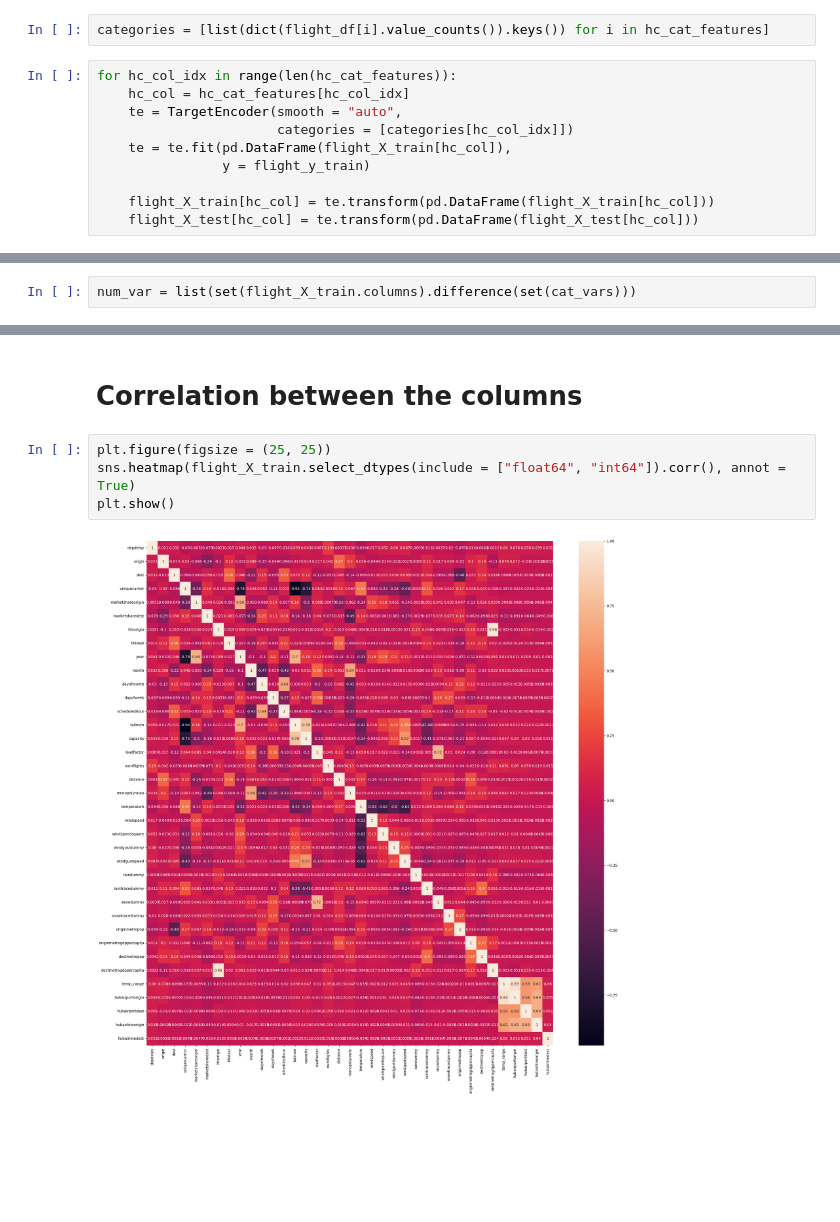
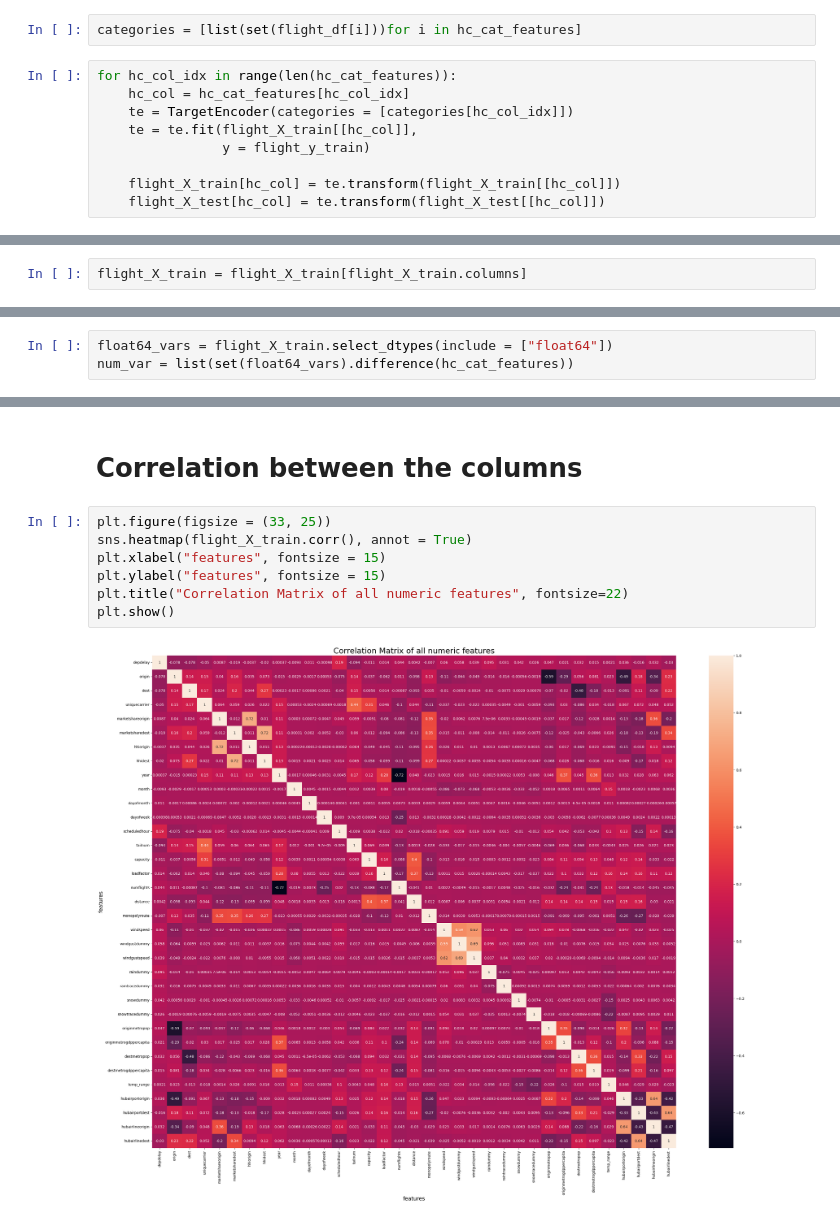
Before and after one commit to Gaurav0502/flight-delay-prediction, a Jupyter notebook: data-cleaning.ipynb, the cells around one changed output, grey strips where cells are left out. Drawn from its saved outputs; the diff is of its cells as text; blank space fills up the shorter version.

Commit message:
fixed correlation matrix

```diff
--- a/data-cleaning.ipynb
+++ b/data-cleaning.ipynb
@@ -295,15 +310,14 @@ flight_X_test[ord_cat_features] = oe.transform(flight_X_test[ord_cat_features])
 # %%
-categories = [list(dict(flight_df[i].value_counts()).keys()) for i in hc_cat_features]
+categories = [list(set(flight_df[i]))for i in hc_cat_features]
 # %%
 for hc_col_idx in range(len(hc_cat_features)):
     hc_col = hc_cat_features[hc_col_idx]
-    te = TargetEncoder(smooth = "auto",
-                       categories = [categories[hc_col_idx]])
-    te = te.fit(pd.DataFrame(flight_X_train[hc_col]),
+    te = TargetEncoder(categories = [categories[hc_col_idx]])
+    te = te.fit(flight_X_train[[hc_col]],
                 y = flight_y_train)
 
-    flight_X_train[hc_col] = te.transform(pd.DataFrame(flight_X_train[hc_col]))
-    flight_X_test[hc_col] = te.transform(pd.DataFrame(flight_X_test[hc_col]))
+    flight_X_train[hc_col] = te.transform(flight_X_train[[hc_col]])
+    flight_X_test[hc_col] = te.transform(flight_X_test[[hc_col]])
 # %%
 flight_X_train.info()
 # %% [output]
@@ -326,5 +340,8 @@ dtypes: float64(22), int64(15)
 memory usage: 278.0 MB
+# %%
+flight_X_train = flight_X_train[flight_X_train.columns]
 # %% [markdown]
 # Scaling the numerical variables
 # %%
-num_var = list(set(flight_X_train.columns).difference(set(cat_vars)))
+float64_vars = flight_X_train.select_dtypes(include = ["float64"])
+num_var = list(set(float64_vars).difference(hc_cat_features))
@@ -339,9 +371,12 @@ flight_X_test[num_var] = scaled_test
 # %% [markdown]
 # Correlation between the columns
 # %%
-plt.figure(figsize = (25, 25))
-sns.heatmap(flight_X_train.select_dtypes(include = ["float64", "int64"]).corr(), annot = True)
+plt.figure(figsize = (33, 25))
+sns.heatmap(flight_X_train.corr(), annot = True)
+plt.xlabel("features", fontsize = 15)
+plt.ylabel("features", fontsize = 15)
+plt.title("Correlation Matrix of all numeric features", fontsize=22)
 plt.show()
 # %% [output]
-[figure, old version]
+[figure, new version]
 # %% [markdown]
```
Also changed, not shown: parts of 12 cells of this notebook.
